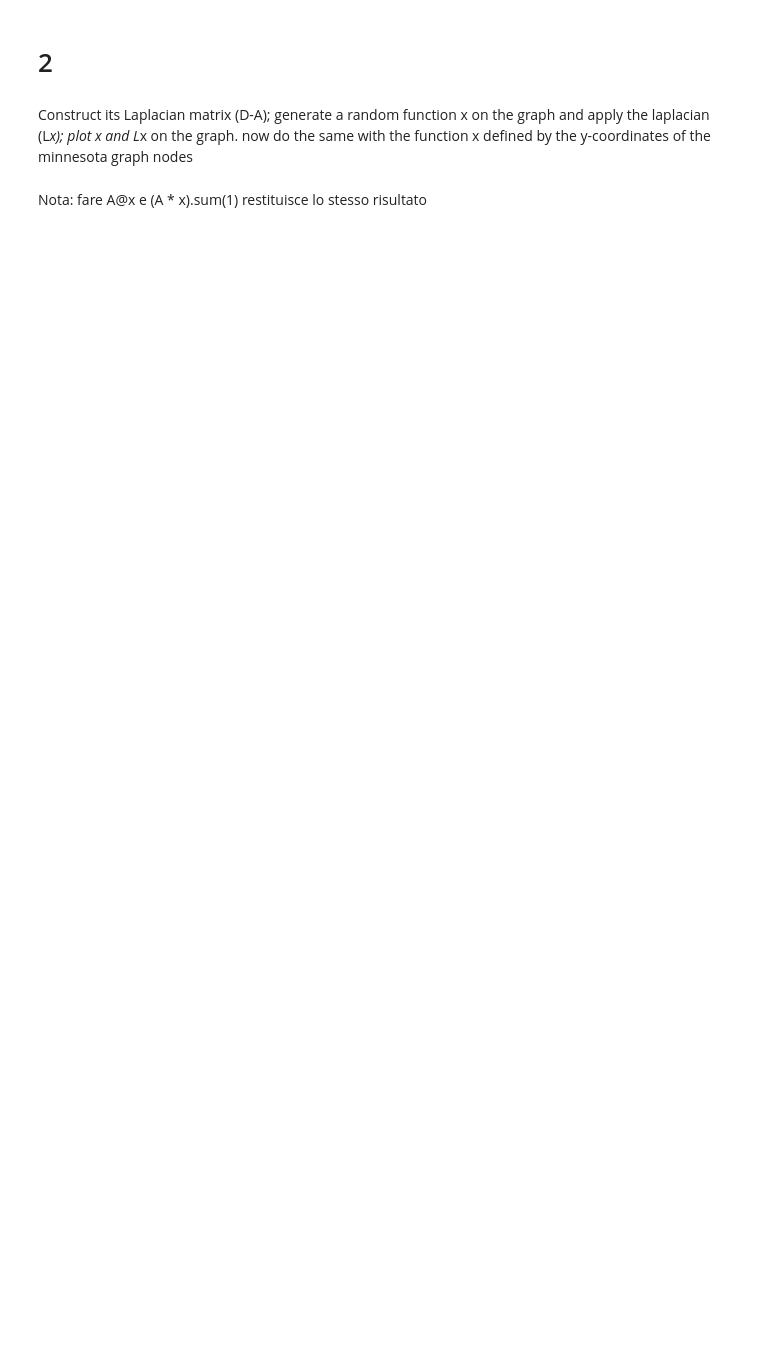
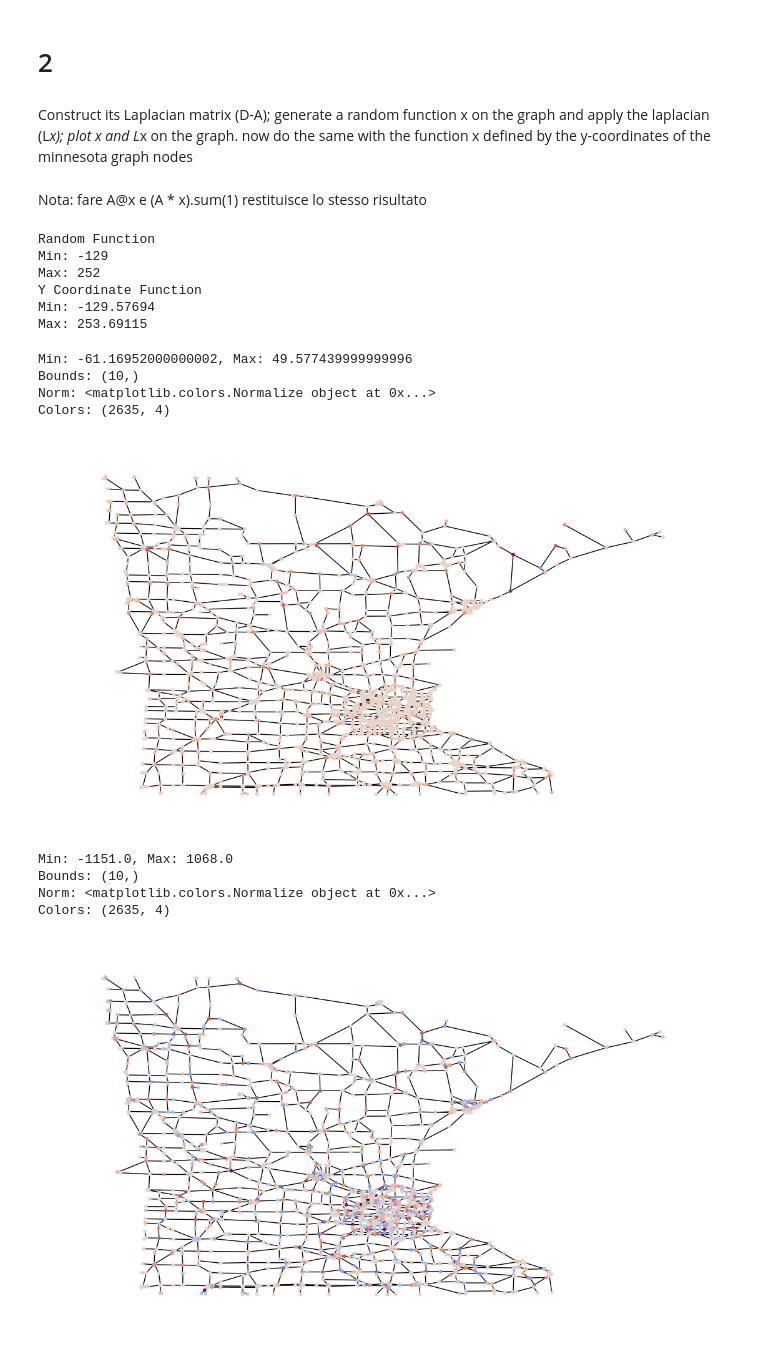
Before and after one commit to THESHADOW2030/EserciziMinnesota, a Jupyter notebook: esercizi.ipynb, the cells around one changed output. Drawn from its saved outputs; the diff is of its cells as text; code cells hidden in the pictures; blank space fills up the shorter version.

Commit message:
plot Lx_rand e Ly

```diff
--- a/esercizi.ipynb
+++ b/esercizi.ipynb
@@ -83,0 +84,61 @@ Ly = L @ y
+# %%
+n = len(G)
+
+
+L = laPlaceMatrix(G) [:n,:n]
+y = yCoordinateFunction(G) [:n]
+x_rand = randomFunction(min=np.min(y), max=np.max(y)) [:n]
+#print the minimum and maximum values of the random function
+print("Random Function")
+print(f"Min: {np.min(x_rand)}")
+print(f"Max: {np.max(x_rand)}")
+print("Y Coordinate Function")
+print(f"Min: {np.min(y)}")
+print(f"Max: {np.max(y)}")
+
+
+Lx_rand = L @ x_rand
+Ly = L @ y
+# %% [output]
+Random Function
+Min: -129
+Max: 252
+Y Coordinate Function
+Min: -129.57694
+Max: 253.69115
+# %%
+def plotValoriGrafo(G, L):
+    min = np.min(L)
+    max = np.max(L)
+    #define number of colors
+    n = 10
+    #make the color map from blue to red
+    cmap = plt.get_cmap('coolwarm', n)
+    #define the range of the color map
+    print(f"Min: {min}, Max: {max}")
+    bounds = np.linspace(min, max, n)
+    print(f"Bounds: {bounds.shape}")
+    #generate a color for each value in bounds
+    norm = plt.Normalize(min, max)
+    print(f"Norm: {norm}")
+    colors = cmap(norm(L))
+    print(f"Colors: {colors.shape}")
+    fig, ax = plt.subplots(1,1, figsize=(14,8), dpi=100)
+    nx.draw(G, pos, ax=ax, node_size=10, node_color=colors, edge_color='black', with_labels=False)
+    plt.show()
+# %%
+
+
+plotValoriGrafo(G, Ly)
+plotValoriGrafo(G, Lx_rand)
+# %% [output]
+Min: -61.16952000000002, Max: 49.577439999999996
+Bounds: (10,)
+Norm: <matplotlib.colors.Normalize object at 0x...>
+Colors: (2635, 4)
+[figure, added]
+Min: -1151.0, Max: 1068.0
+Bounds: (10,)
+Norm: <matplotlib.colors.Normalize object at 0x...>
+Colors: (2635, 4)
+[figure, added]
```
Also changed, not shown: parts of 5 cells of this notebook.
